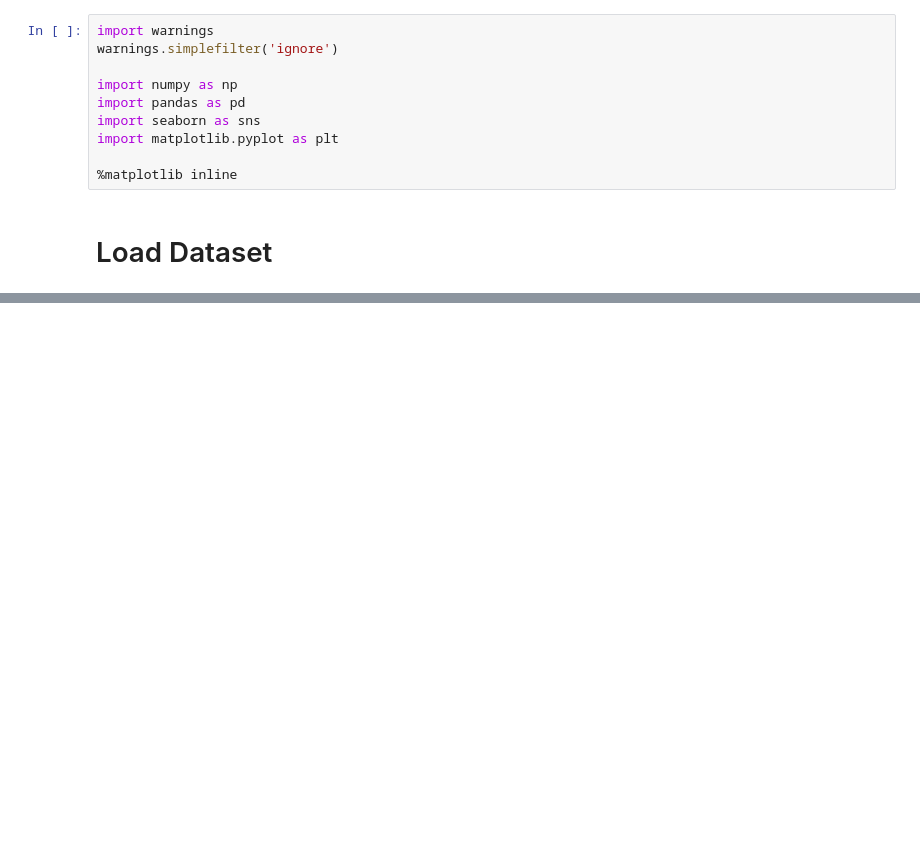
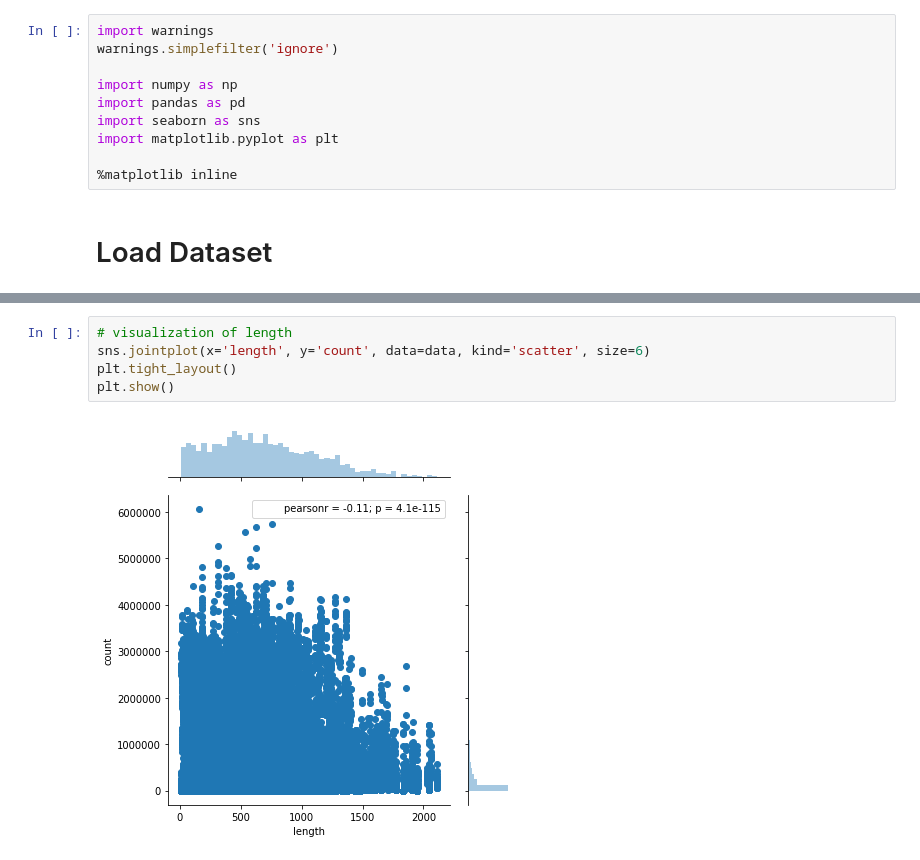
Before and after one commit to JifuZhao/DS-Take-Home, a Jupyter notebook: 18. On-Line Video Challenge.ipynb, the cells around one changed output, grey strips where cells are left out. Drawn from its saved outputs; the diff is of its cells as text; blank space fills up the shorter version.

```diff
--- a/18. On-Line Video Challenge.ipynb
+++ b/18. On-Line Video Challenge.ipynb
@@ -32,0 +129,7 @@ import matplotlib.pyplot as plt
+# %%
+# visualization of length
+sns.jointplot(x='length', y='count', data=data, kind='scatter', size=6)
+plt.tight_layout()
+plt.show()
+# %% [output]
+[figure, added]
```
Also changed, not shown: parts of 36 cells of this notebook, 1 other file.
